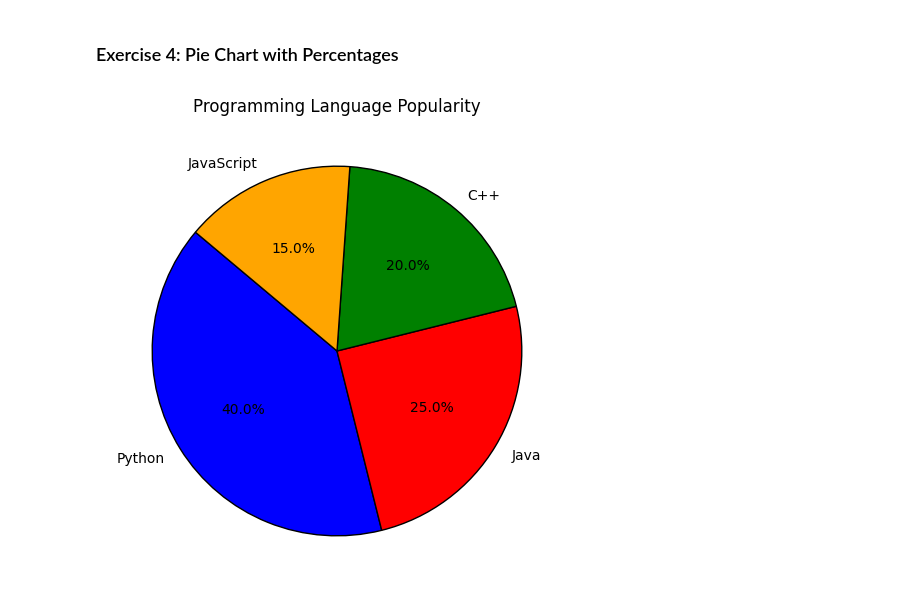
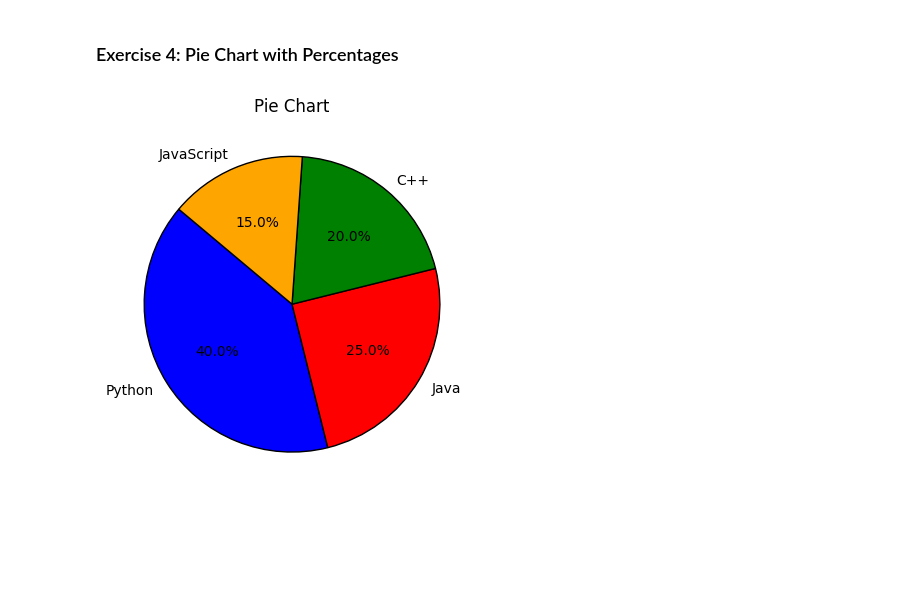
Before and after one commit to Shyam-N7/python-jupyter-template, a Jupyter notebook: src/4-pie-chart.ipynb, the cells around one changed output. Saved outputs shown, nothing was run; the diff lists cells and outputs as text; code cells hidden in the pictures; blank space fills up the shorter version.

```diff
--- a/src/4-pie-chart.ipynb
+++ b/src/4-pie-chart.ipynb
@@ -3,22 +3,25 @@
 # %%
 # TASK: Create a pie chart with the following data: labels = ['Python', 'Java', 'C++', 'JavaScript'] and sizes = [40, 25, 20, 15].
 # Display the percentages on the chart using autopct.
-# %%
-import matplotlib.pyplot as plt
-
-# Data
-labels = ['Python', 'Java', 'C++', 'JavaScript']
-sizes = [40, 25, 20, 15]
-colors = ['blue', 'red', 'green', 'orange']  # Optional: Custom colors
-
-# Create pie chart
-plt.figure(figsize=(6,6))  # Set figure size
-plt.pie(sizes, labels=labels, autopct='%1.1f%%', colors=colors, startangle=140, wedgeprops={'edgecolor': 'black'})
-
-# Add title
-plt.title("Programming Language Popularity")
-
-# Show the plot
-plt.show()
-# %% [output]
-[figure, removed]
+# %%
+import matplotlib.pyplot as plt
+
+def validate_pie_data(labels, sizes):
+    if len(labels) != len(sizes):
+        raise ValueError("Labels and sizes must be of equal length.")
+    if not all(isinstance(i, (int, float)) and i > 0 for i in sizes):
+        raise ValueError("Sizes must be positive numbers.")
+
+try:
+    labels = ['Python', 'Java', 'C++', 'JavaScript']
+    sizes = [40, 25, 20, 15]
+    validate_pie_data(labels, sizes)
+
+    plt.pie(sizes, labels=labels, autopct='%1.1f%%', colors=['blue', 'red', 'green', 'orange'], startangle=140, wedgeprops={'edgecolor': 'black'})
+    plt.title("Pie Chart")
+    plt.show()
+
+except Exception as e:
+    print(f"Error: {e}")
+# %% [output]
+[figure, added]
```
Also changed, not shown: 5 other files.
